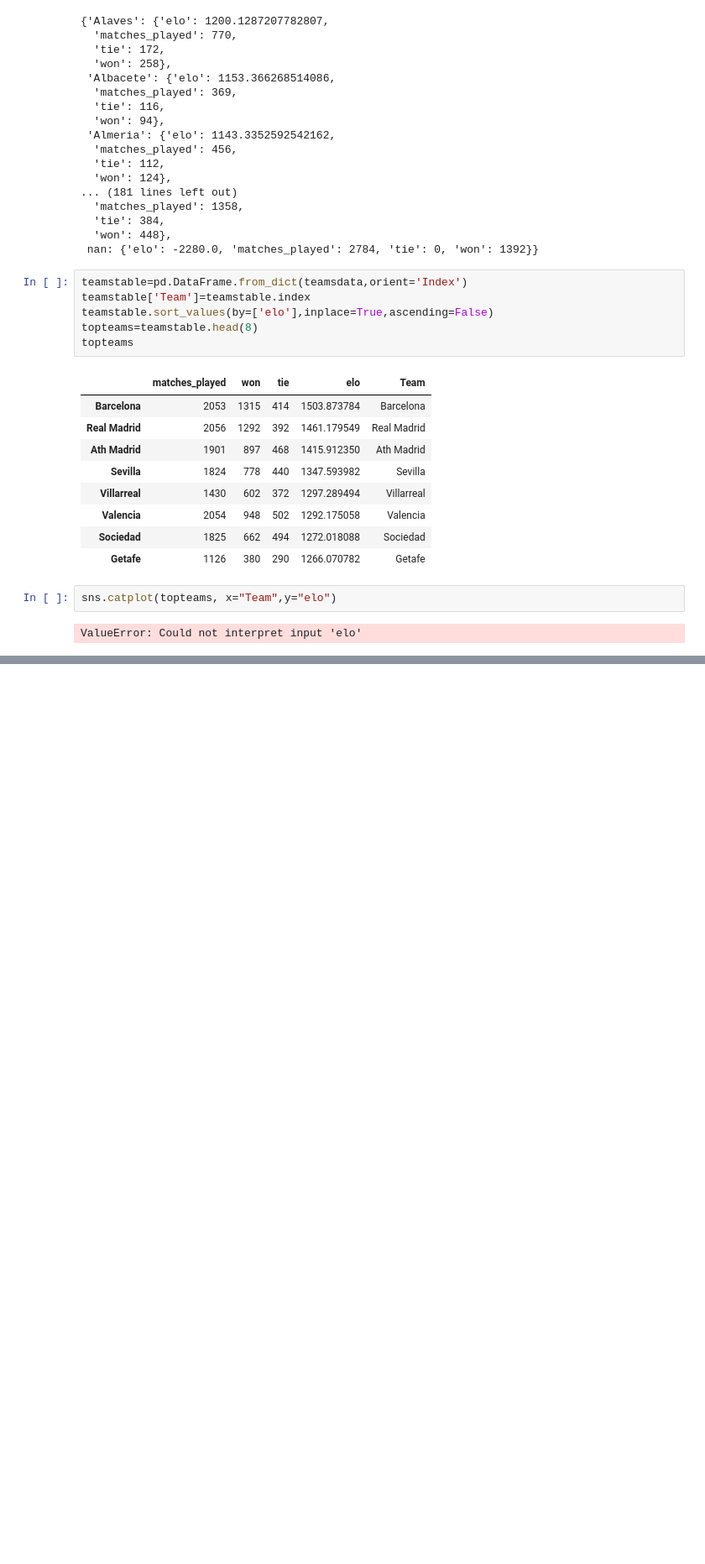
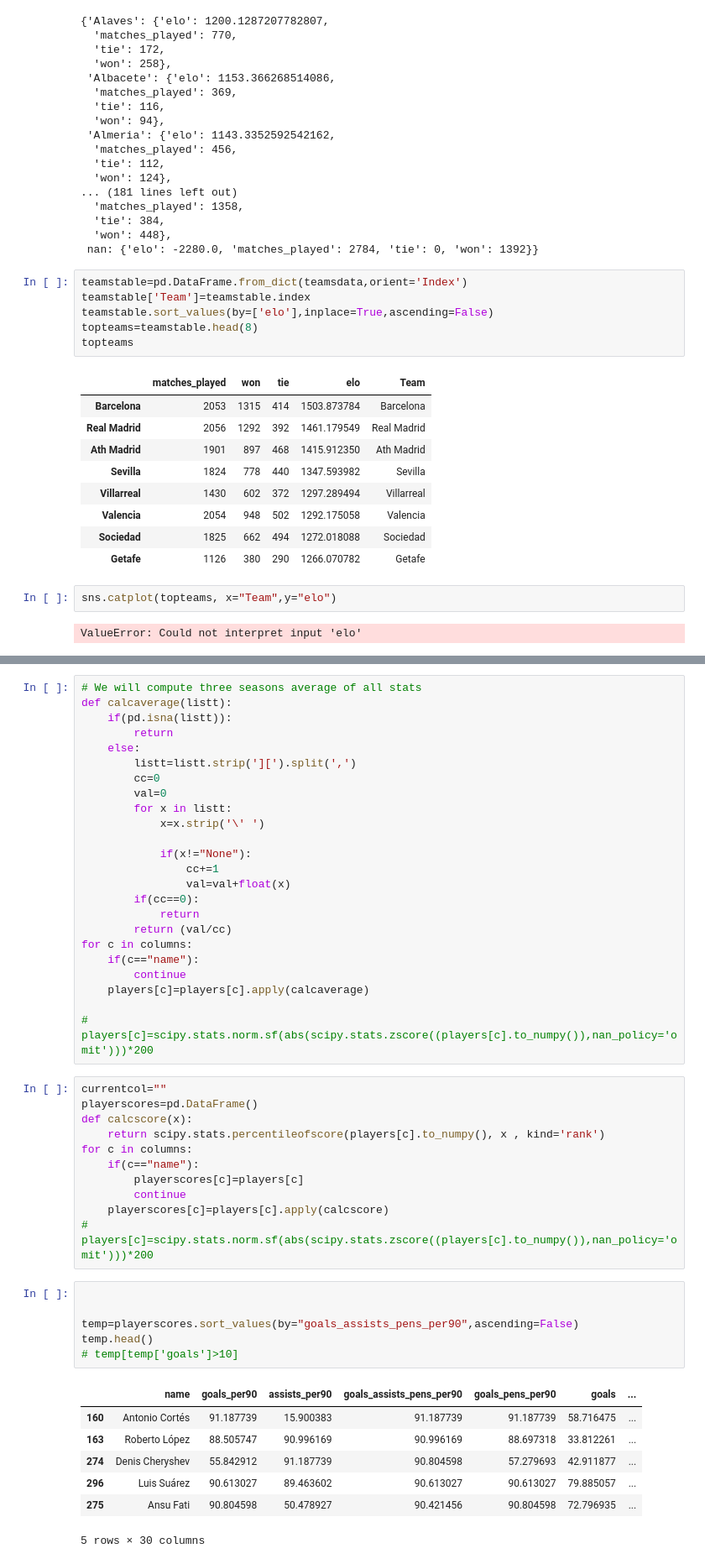
Before and after one commit to gagan2005/Soccer_Prediction_And_DataAnalysis, a Jupyter notebook: main.ipynb, the cells around one changed output, grey strips where cells are left out. Shown at 84% size. Saved outputs shown, nothing was run; the diff lists cells and outputs as text; blank space fills up the shorter version.

```diff
--- a/main.ipynb
+++ b/main.ipynb
@@ -119,0 +134,49 @@ ValueError: Could not interpret input 'elo'
+# %%
+# We will compute three seasons average of all stats
+def calcaverage(listt):
+    if(pd.isna(listt)):
+        return
+    else:
+        listt=listt.strip('][').split(',')
+        cc=0
+        val=0
+        for x in listt:
+            x=x.strip('\' ')
+
+            if(x!="None"):
+                cc+=1
+                val=val+float(x)
+        if(cc==0):
+            return
+        return (val/cc)
+for c in columns:
+    if(c=="name"):
+        continue
+    players[c]=players[c].apply(calcaverage)
+
+#     players[c]=scipy.stats.norm.sf(abs(scipy.stats.zscore((players[c].to_numpy()),nan_policy='omit')))*200
+# %%
+currentcol=""
+playerscores=pd.DataFrame()
+def calcscore(x):
+    return scipy.stats.percentileofscore(players[c].to_numpy(), x , kind='rank')
+for c in columns:
+    if(c=="name"):
+        playerscores[c]=players[c]
+        continue
+    playerscores[c]=players[c].apply(calcscore)
+#     players[c]=scipy.stats.norm.sf(abs(scipy.stats.zscore((players[c].to_numpy()),nan_policy='omit')))*200
+# %%
+
+
+temp=playerscores.sort_values(by="goals_assists_pens_per90",ascending=False)
+temp.head()
+# temp[temp['goals']>10]
+# %% [output]
+|  | name | goals_per90 | assists_per90 | goals_assists_pens_per90 | goals_pens_per90 | goals | ... |
+| 160 | Antonio Cortés | 91.187739 | 15.900383 | 91.187739 | 91.187739 | 58.716475 | ... |
+| 163 | Roberto López | 88.505747 | 90.996169 | 90.996169 | 88.697318 | 33.812261 | ... |
+| 274 | Denis Cheryshev | 55.842912 | 91.187739 | 90.804598 | 57.279693 | 42.911877 | ... |
+| 296 | Luis Suárez | 90.613027 | 89.463602 | 90.613027 | 90.613027 | 79.885057 | ... |
+| 275 | Ansu Fati | 90.804598 | 50.478927 | 90.421456 | 90.804598 | 72.796935 | ... |
+5 rows × 30 columns
```
Also changed, not shown: parts of 6 cells of this notebook, 1 other file.
